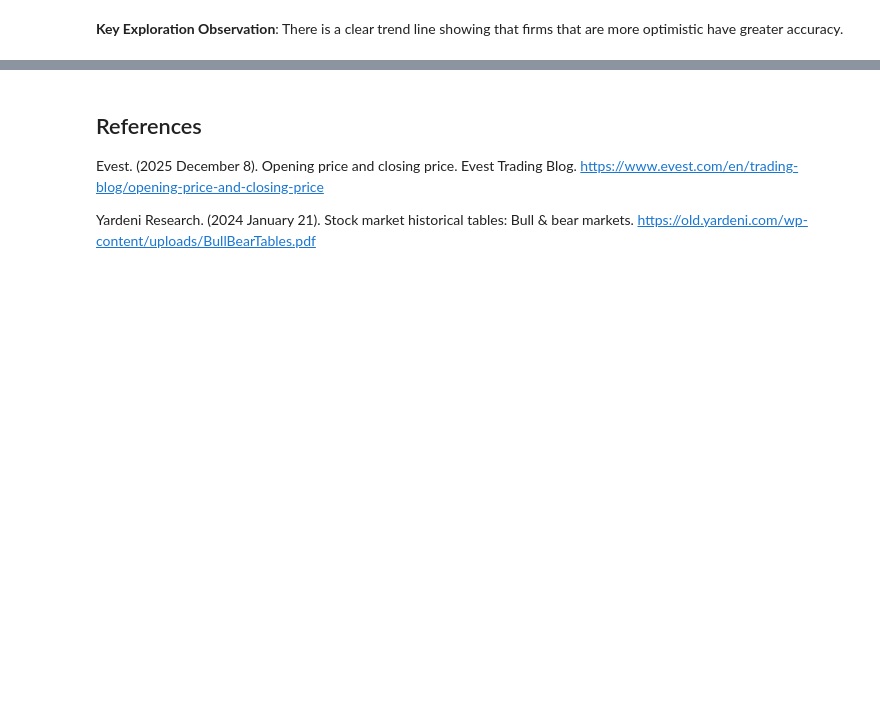
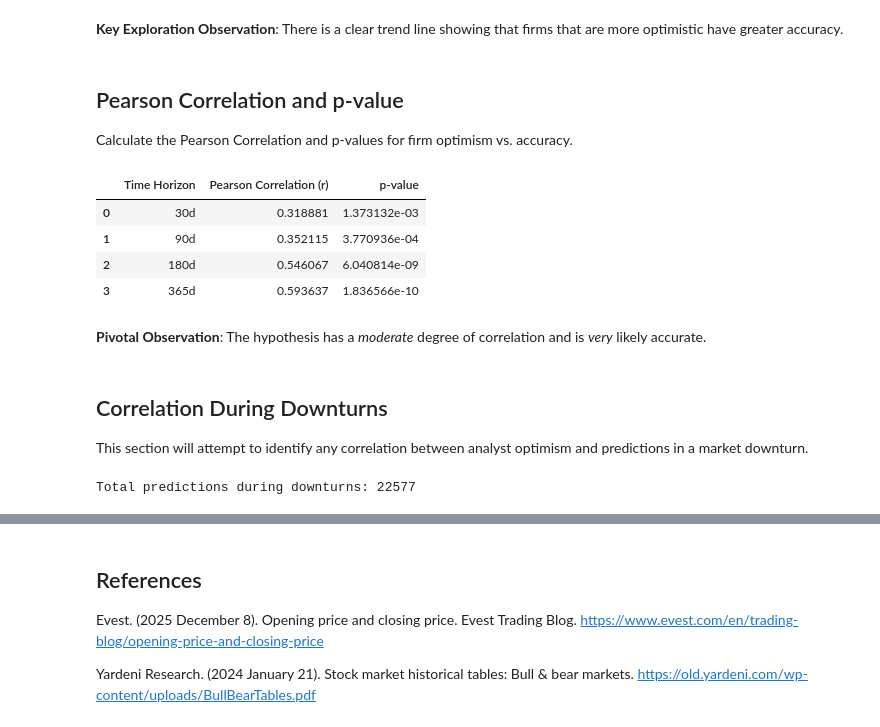
Before and after one commit to dkeate/WGU-BSDA-Capstone, a Jupyter notebook: eda/sp_500_eda.ipynb, the cells around one changed output, grey strips where cells are left out. Cells and saved outputs as stored; diff of their text form; code cells hidden in the pictures; blank space fills up the shorter version.

Commit message:
Complete Pearson Correlations

```diff
--- a/eda/sp_500_eda.ipynb
+++ b/eda/sp_500_eda.ipynb
@@ -510,3 +511,55 @@ plt.show()
 [figure]
 # %% [markdown]
 **Key Exploration Observation**: There is a clear trend line showing that firms that are more optimistic have greater accuracy.
+# %% [markdown]
+## Pearson Correlation and p-value
+
+Calculate the Pearson Correlation and p-values for firm optimism vs. accuracy.
+# %%
+accuracy_cols = [
+    'accuracy_30d_score',
+    'accuracy_90d_score',
+    'accuracy_180d_score',
+    'accuracy_365d_score'
+]
+
+stat_results = []
+
+for col in accuracy_cols:
+    valid_data = firm_analysis[['optimism_score', col]].dropna()
+
+    corr, p_value = pearsonr(valid_data['optimism_score'], valid_data[col])
+
+    stat_results.append({
+        'Time Horizon': col.replace('accuracy_', '').replace('_score', ''),
+        'Pearson Correlation (r)': corr,
+        'p-value': p_value
+    })
+
+stats_df = pd.DataFrame(stat_results)
+
+stats_df
+# %% [output]
+|  | Time Horizon | Pearson Correlation (r) | p-value |
+| 0 | 30d | 0.318881 | 1.373132e-03 |
+| 1 | 90d | 0.352115 | 3.770936e-04 |
+| 2 | 180d | 0.546067 | 6.040814e-09 |
+| 3 | 365d | 0.593637 | 1.836566e-10 |
+# %% [markdown]
+**Pivotal Observation**: The hypothesis has a *moderate* degree of correlation and is *very* likely accurate.
+# %% [markdown]
+## Correlation During Downturns
+
+This section will attempt to identify any correlation between analyst optimism and predictions in a market downturn.
+# %%
+is_downturn = pd.Series(False, index=df.index)
+
+for _, row in downturns_df.iterrows():
+    window_mask = (df['event_date'] >= row['Start Date']) & (df['event_date'] <= row['End Date'])
+    is_downturn = is_downturn | window_mask
+
+downturn_df = df[is_downturn]
+
+print(f"Total predictions during downturns: {downturn_df.shape[0]}")
+# %% [output]
+Total predictions during downturns: 22577
```
Also changed, not shown: parts of 12 cells of this notebook, 1 other file.
